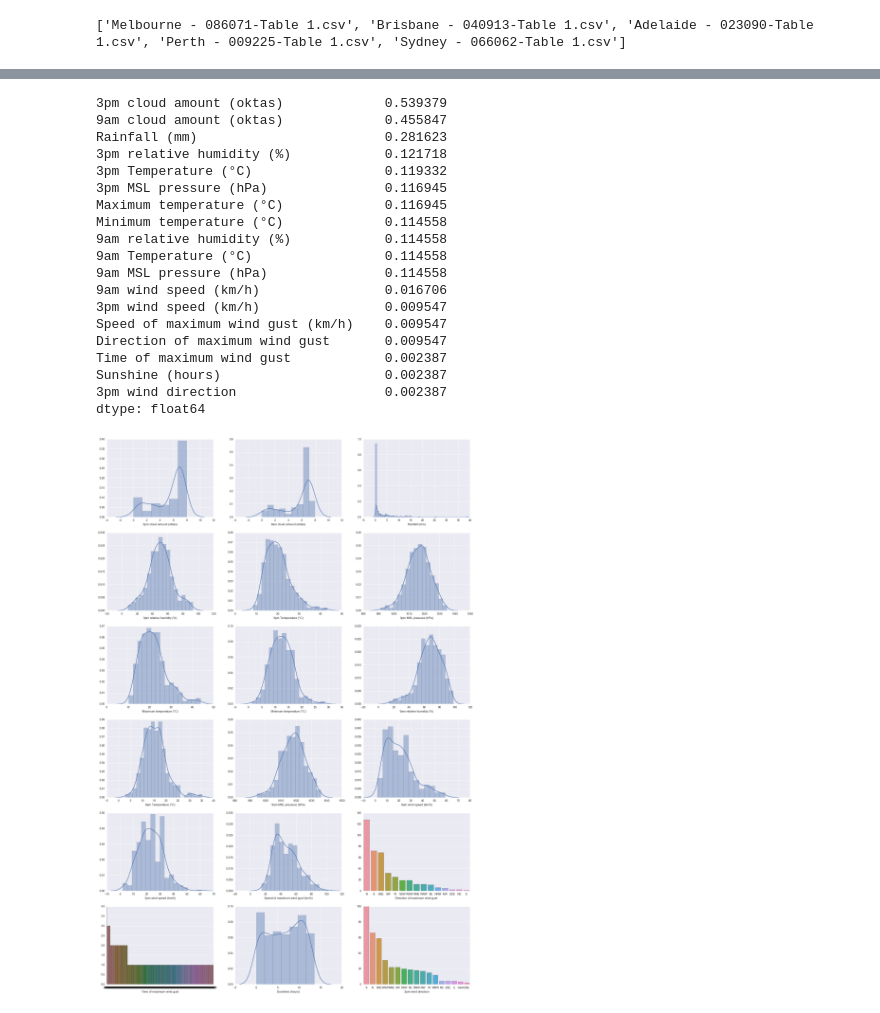
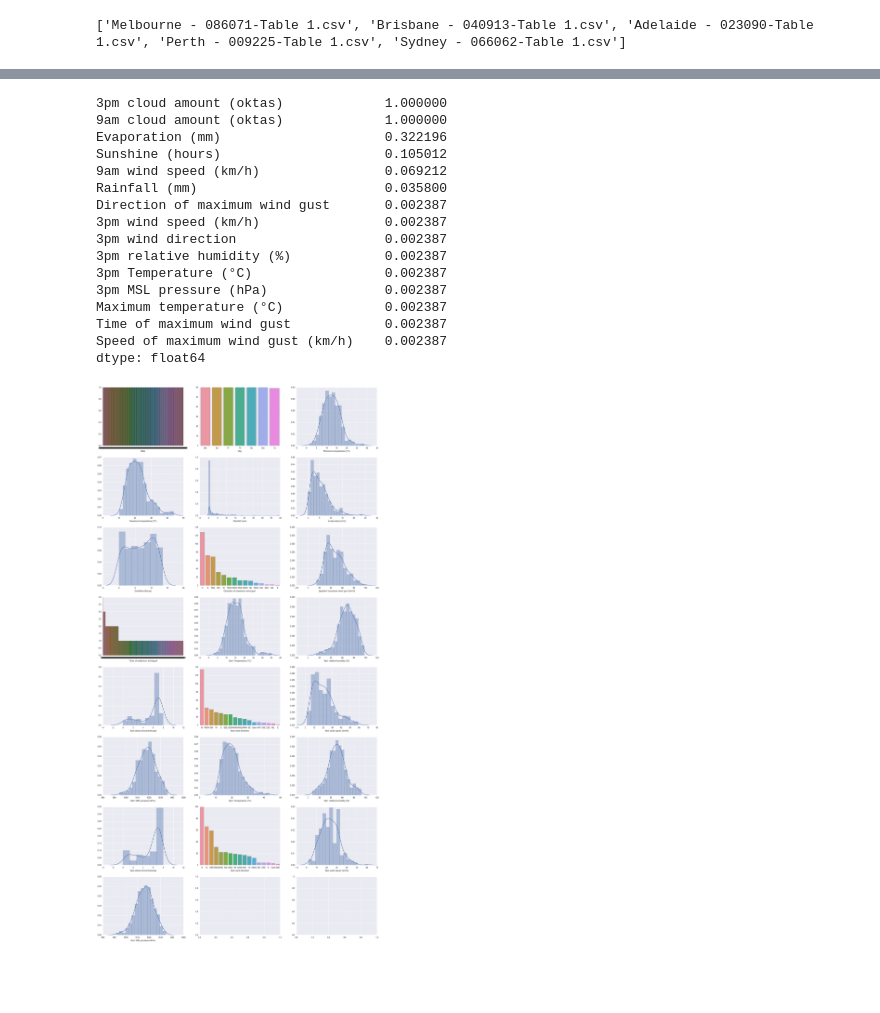
Before and after one commit to BrunnoRicci/bom-austraila, a Jupyter notebook: BOM_Australia.ipynb, the cells around one changed output, grey strips where cells are left out. Drawn from its saved outputs; the diff is of its cells as text; code cells hidden in the pictures; blank space fills up the shorter version.

```diff
--- a/BOM_Australia.ipynb
+++ b/BOM_Australia.ipynb
@@ -25,6 +25,6 @@ print(os.listdir(dir_path))
 files = ['Melbourne - 086071-Table 1.csv', 'Brisbane - 040913-Table 1.csv',
          'Adelaide - 023090-Table 1.csv', 'Perth - 009225-Table 1.csv', 'Sydney - 066062-Table 1.csv']
 # %%
-df = pd.read_csv(dir_path + files[0], encoding="utf-8")
+df = pd.read_csv(dir_path + files[2], encoding="utf-8")
 # %%
 df.head(5)
@@ -47,39 +53,40 @@ p = (df.isnull().sum()/df.shape[0]).sort_values(ascending=False)
 p = p[p > 0]
 p
 # %% [output]
-3pm cloud amount (oktas)             0.539379
-9am cloud amount (oktas)             0.455847
-Rainfall (mm)                        0.281623
-3pm relative humidity (%)            0.121718
-3pm Temperature (°C)                 0.119332
-3pm MSL pressure (hPa)               0.116945
-Maximum temperature (°C)             0.116945
-Minimum temperature (°C)             0.114558
-9am relative humidity (%)            0.114558
-9am Temperature (°C)                 0.114558
-9am MSL pressure (hPa)               0.114558
-9am wind speed (km/h)                0.016706
-3pm wind speed (km/h)                0.009547
-Speed of maximum wind gust (km/h)    0.009547
-Direction of maximum wind gust       0.009547
+3pm cloud amount (oktas)             1.000000
+9am cloud amount (oktas)             1.000000
+Evaporation (mm)                     0.322196
+Sunshine (hours)                     0.105012
+9am wind speed (km/h)                0.069212
+Rainfall (mm)                        0.035800
+Direction of maximum wind gust       0.002387
+3pm wind speed (km/h)                0.002387
+3pm wind direction                   0.002387
+3pm relative humidity (%)            0.002387
+3pm Temperature (°C)                 0.002387
+3pm MSL pressure (hPa)               0.002387
+Maximum temperature (°C)             0.002387
 Time of maximum wind gust            0.002387
-Sunshine (hours)                     0.002387
-3pm wind direction                   0.002387
+Speed of maximum wind gust (km/h)    0.002387
 dtype: float64
 # %%
-nrows = 3
-ncols = int(np.ceil(len(p) / 3))
-f, ax = plt.subplots(ncols, nrows, figsize=(nrows*PW,ncols*PH))
-ind = 0
-for col in p.index:
-    if df[col].dtype == object:
-        topl =  df[df[col].notnull()][col].value_counts()
-        sns.barplot(x=np.array(topl.index), y= np.array(topl.values), ax=ax[int(ind/nrows),ind%nrows])
-        ax[int(ind/nrows),ind%nrows].set_xlabel(col)
-        ind += 1
-    else:
-        topl = df[df[col].notnull()][col]
-        sns.distplot(topl, ax=ax[int(ind/nrows),ind%nrows])
-        ind += 1
+def plot_dists(df, p):
+    nrows = 3
+    ncols = int(np.ceil(len(p) / 3.0))
+    f, ax = plt.subplots(ncols, nrows, figsize=(nrows*PW,ncols*PH))
+    ind = 0
+    for col in p:
+        if df[col].dtype == object:
+            topl =  df[df[col].notnull()][col].value_counts()
+            sns.barplot(x=np.array(topl.index), y= np.array(topl.values), ax=ax[int(ind/nrows),ind%nrows])
+            ax[int(ind/nrows),ind%nrows].set_xlabel(col)
+            ind += 1
+        else:
+            topl = df[df[col].notnull()][col]
+            if len(topl) > 0:
+                sns.distplot(topl, ax=ax[int(ind/nrows),ind%nrows])
+                ind += 1
-# %% [output]
-[figure, removed]
+# %%
+plot_dists(df, df.columns)
+# %% [output]
+[figure, added]
```
Also changed, not shown: parts of 3 cells of this notebook.
